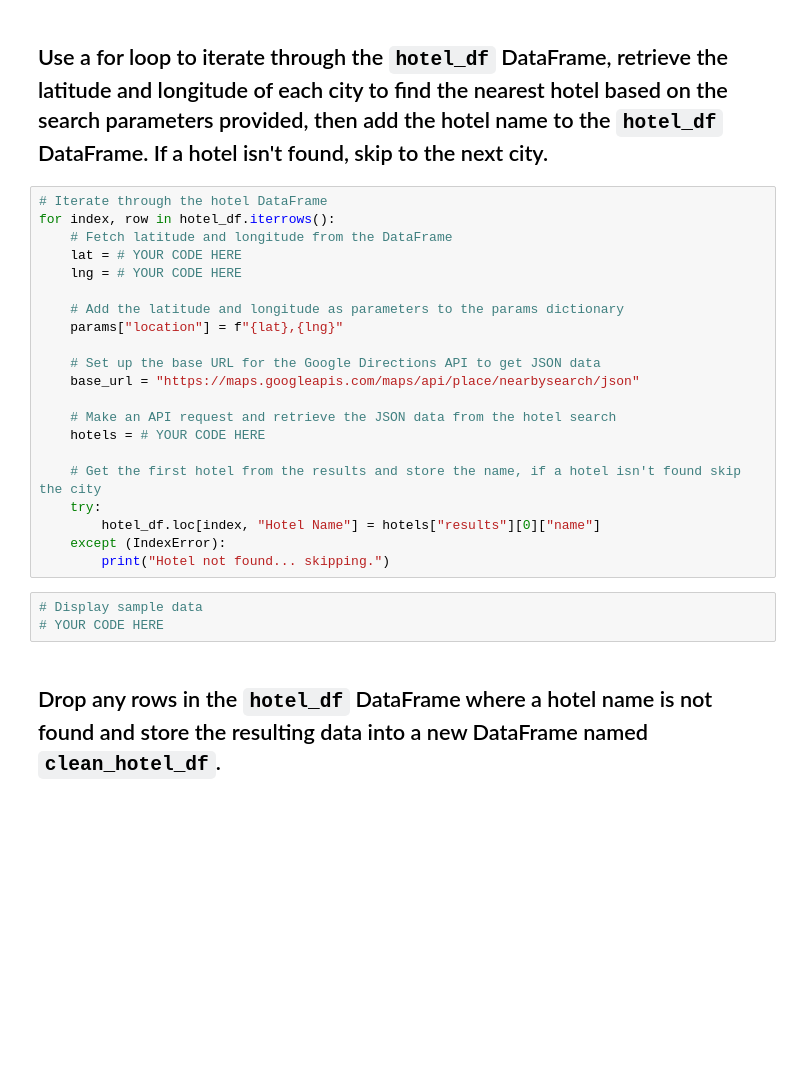
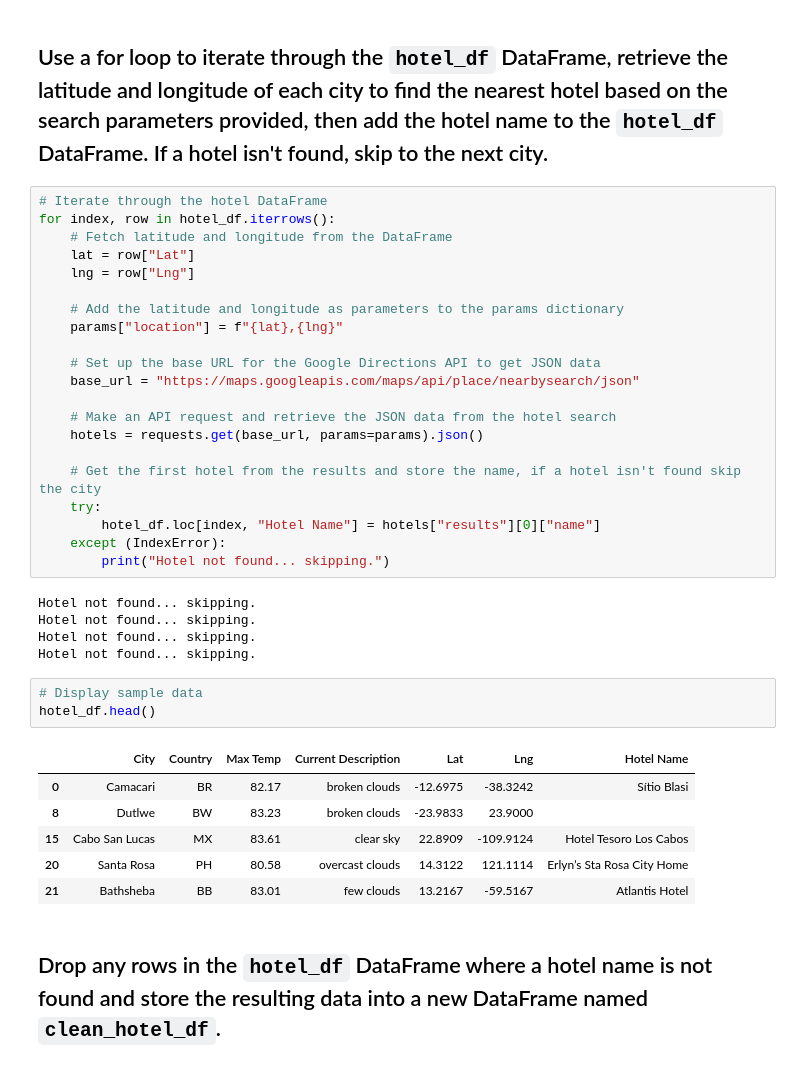
Before and after one commit to JB1035/World_Weather_Analysis, a Jupyter notebook: Vacation_Search/Vacation_Search.ipynb, the cells around one changed output. Drawn from its saved outputs; the diff is of its cells as text; blank space fills up the shorter version.

```diff
--- a/Vacation_Search/Vacation_Search.ipynb
+++ b/Vacation_Search/Vacation_Search.ipynb
@@ -130,8 +167,8 @@ params = {
 # Iterate through the hotel DataFrame
 for index, row in hotel_df.iterrows():
     # Fetch latitude and longitude from the DataFrame
-    lat = # YOUR CODE HERE
-    lng = # YOUR CODE HERE
+    lat = row["Lat"]
+    lng = row["Lng"]
 
     # Add the latitude and longitude as parameters to the params dictionary
     params["location"] = f"{lat},{lng}"
@@ -140,16 +177,28 @@ for index, row in hotel_df.iterrows():
     base_url = "https://maps.googleapis.com/maps/api/place/nearbysearch/json"
 
     # Make an API request and retrieve the JSON data from the hotel search
-    hotels = # YOUR CODE HERE
+    hotels = requests.get(base_url, params=params).json()
 
     # Get the first hotel from the results and store the name, if a hotel isn't found skip the city
     try:
         hotel_df.loc[index, "Hotel Name"] = hotels["results"][0]["name"]
     except (IndexError):
         print("Hotel not found... skipping.")
+# %% [output]
+Hotel not found... skipping.
+Hotel not found... skipping.
+Hotel not found... skipping.
+Hotel not found... skipping.
 # %%
 # Display sample data
-# YOUR CODE HERE
+hotel_df.head()
+# %% [output]
+|  | City | Country | Max Temp | Current Description | Lat | Lng | Hotel Name |
+| 0 | Camacari | BR | 82.17 | broken clouds | -12.6975 | -38.3242 | Sítio Blasi |
+| 8 | Dutlwe | BW | 83.23 | broken clouds | -23.9833 | 23.9000 |  |
+| 15 | Cabo San Lucas | MX | 83.61 | clear sky | 22.8909 | -109.9124 | Hotel Tesoro Los Cabos |
+| 20 | Santa Rosa | PH | 80.58 | overcast clouds | 14.3122 | 121.1114 | Erlyn’s Sta Rosa City Home |
+| 21 | Bathsheba | BB | 83.01 | few clouds | 13.2167 | -59.5167 | Atlantis Hotel |
 # %% [markdown]
 ## Drop any rows in the `hotel_df` DataFrame where a hotel name is not found and store the resulting data into a new DataFrame named `clean_hotel_df`.
 # %%
```
Also changed, not shown: parts of 12 cells of this notebook.
